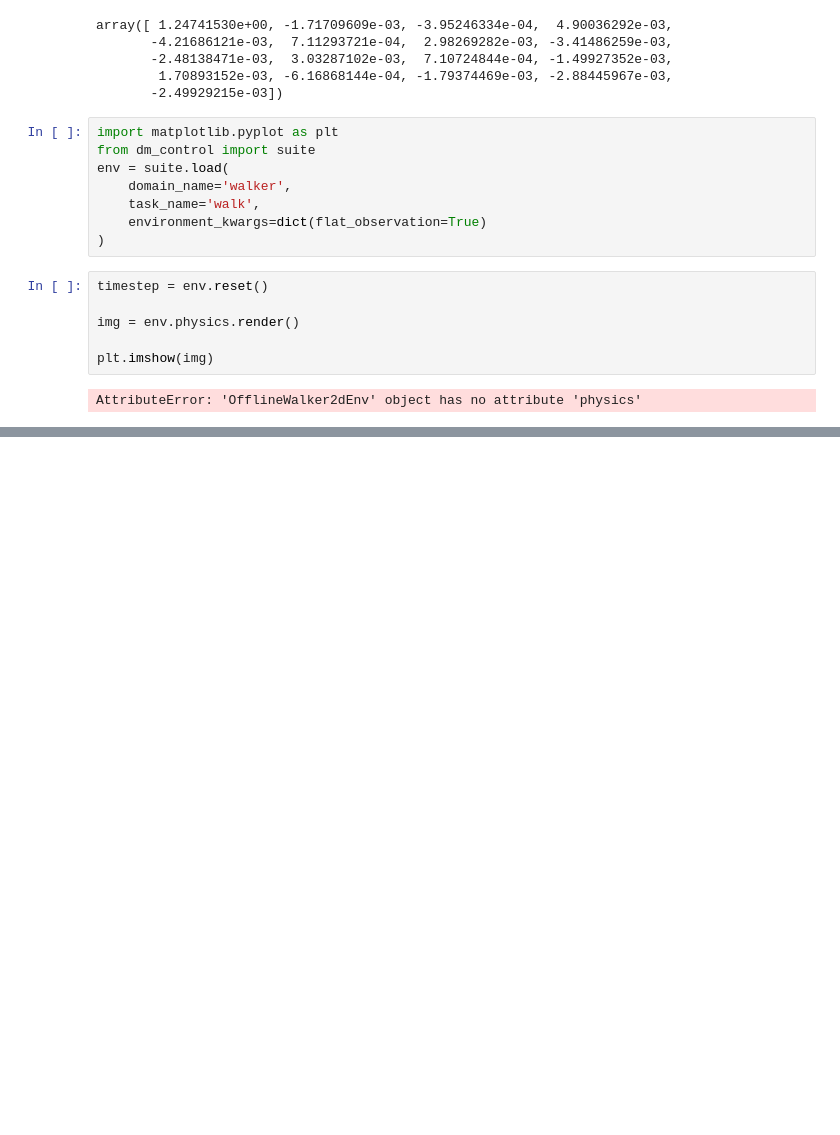
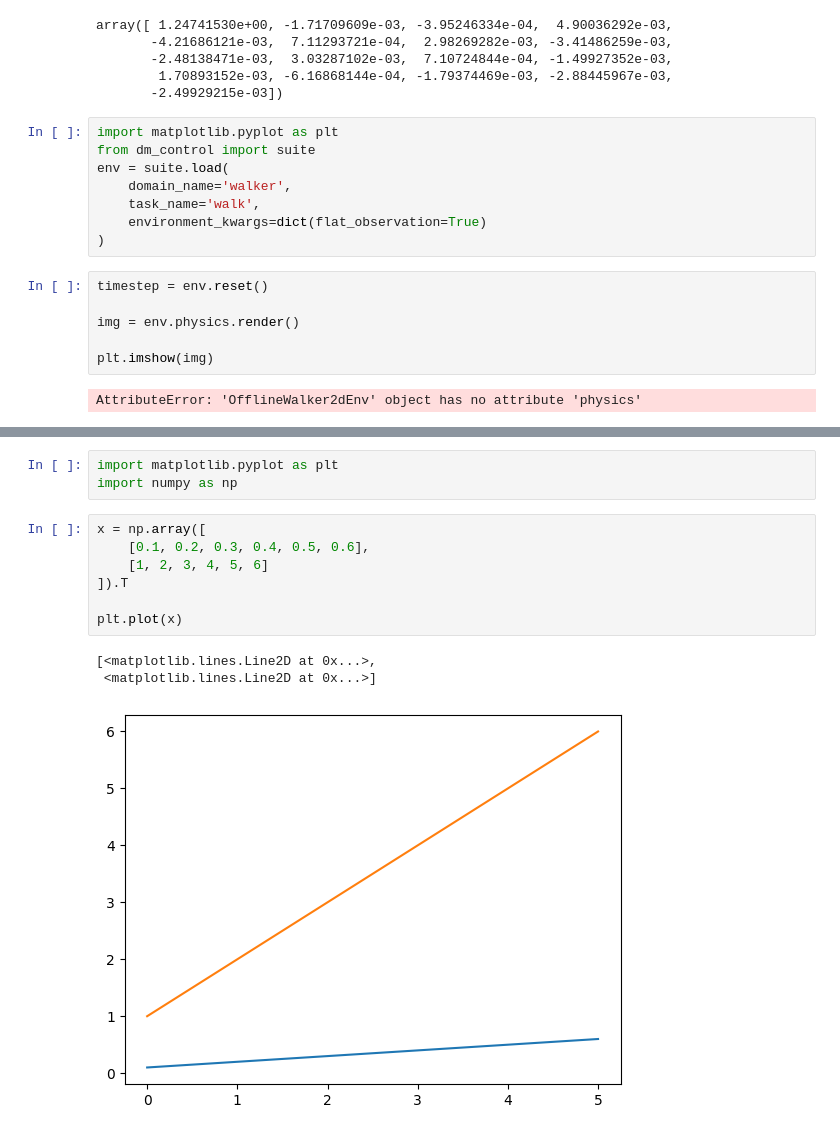
Before and after one commit to TheSun00000/fre_experiments, a Jupyter notebook: tmp.ipynb, the cells around one changed output, grey strips where cells are left out. Drawn from its saved outputs; the diff is of its cells as text; blank space fills up the shorter version.

```diff
--- a/tmp.ipynb
+++ b/tmp.ipynb
@@ -252,0 +273,14 @@ AttributeError: 'OfflineWalker2dEnv' object has no attribute 'physics'
+# %%
+import matplotlib.pyplot as plt
+import numpy as np
+# %%
+x = np.array([
+    [0.1, 0.2, 0.3, 0.4, 0.5, 0.6],
+    [1, 2, 3, 4, 5, 6]
+]).T
+
+plt.plot(x)
+# %% [output]
+[<matplotlib.lines.Line2D at 0x...>,
+ <matplotlib.lines.Line2D at 0x...>]
+[figure, added]
```
Also changed, not shown: parts of 3 cells of this notebook, 3 other files.
